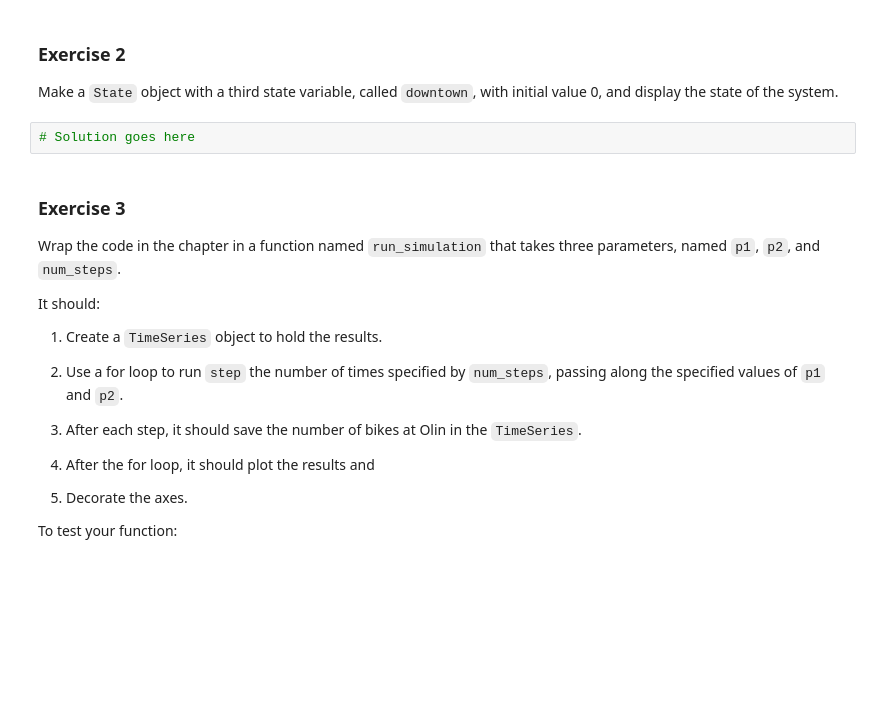
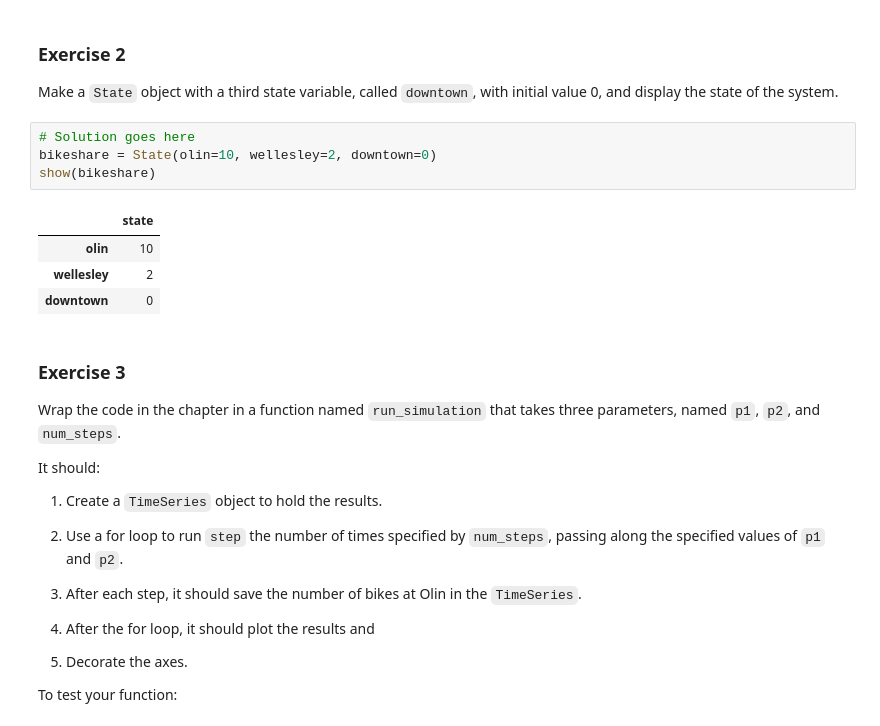
Before and after one commit to yeboahabigail/Abigail_YeboahFootball-repository-, a Jupyter notebook: chapters/chap02.ipynb, the cells around one changed output. Cells and saved outputs as stored; diff of their text form; blank space fills up the shorter version.

```diff
--- a/chapters/chap02.ipynb
+++ b/chapters/chap02.ipynb
@@ -512,6 +512,13 @@ bikeshare.wellesley
 Make a `State` object with a third state variable, called `downtown`, with initial value 0, and display the state of the system.
 # %%
 # Solution goes here
+bikeshare = State(olin=10, wellesley=2, downtown=0)
+show(bikeshare)
+# %% [output]
+|  | state |
+| olin | 10 |
+| wellesley | 2 |
+| downtown | 0 |
 # %% [markdown]
 ### Exercise 3
 
```
Also changed, not shown: parts of 2 cells of this notebook.
